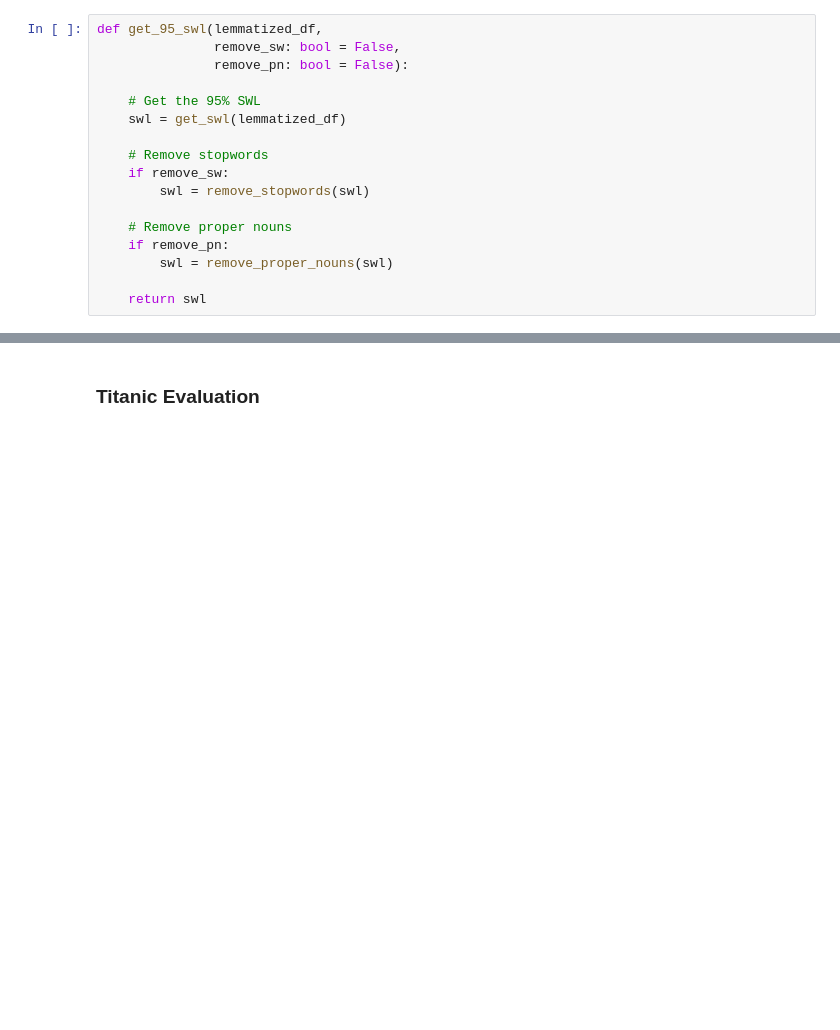
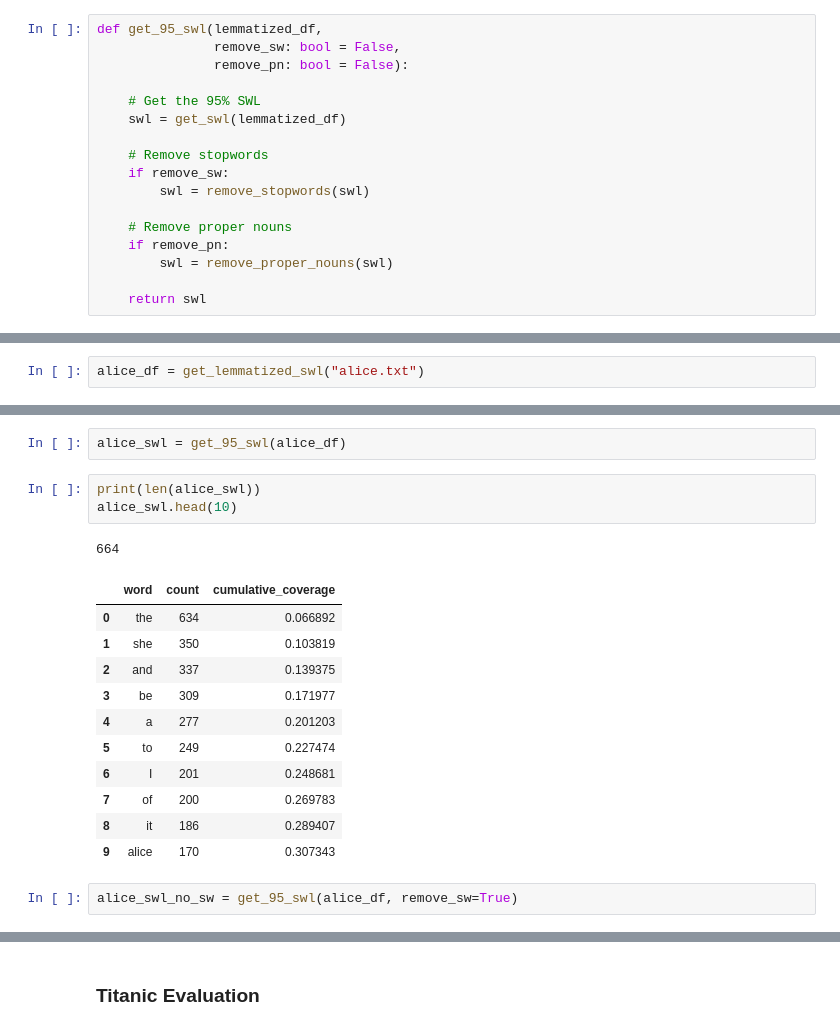
Before and after one commit to soum707/Significant-Word-List---NLP-Model, a Jupyter notebook: code.ipynb, the cells around one changed output, grey strips where cells are left out. Drawn from its saved outputs; the diff is of its cells as text; blank space fills up the shorter version.

```diff
--- a/code.ipynb
+++ b/code.ipynb
@@ -195,0 +294,2 @@ def compare_ngsl_lemmatized(lemmatized_df):
+# %%
+alice_df = get_lemmatized_swl("alice.txt")
@@ -195,0 +312,20 @@ def compare_ngsl_lemmatized(lemmatized_df):
+# %%
+alice_swl = get_95_swl(alice_df)
+# %%
+print(len(alice_swl))
+alice_swl.head(10)
+# %% [output]
+664
+|  | word | count | cumulative_coverage |
+| 0 | the | 634 | 0.066892 |
+| 1 | she | 350 | 0.103819 |
+| 2 | and | 337 | 0.139375 |
+| 3 | be | 309 | 0.171977 |
+| 4 | a | 277 | 0.201203 |
+| 5 | to | 249 | 0.227474 |
+| 6 | I | 201 | 0.248681 |
+| 7 | of | 200 | 0.269783 |
+| 8 | it | 186 | 0.289407 |
+| 9 | alice | 170 | 0.307343 |
+# %%
+alice_swl_no_sw = get_95_swl(alice_df, remove_sw=True)
```
Also changed, not shown: parts of 19 cells of this notebook.
